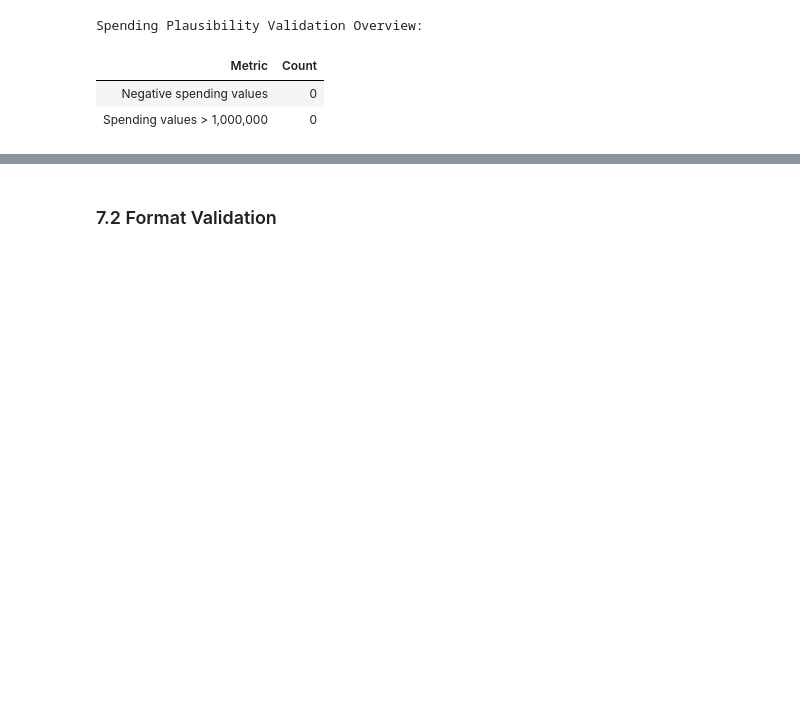
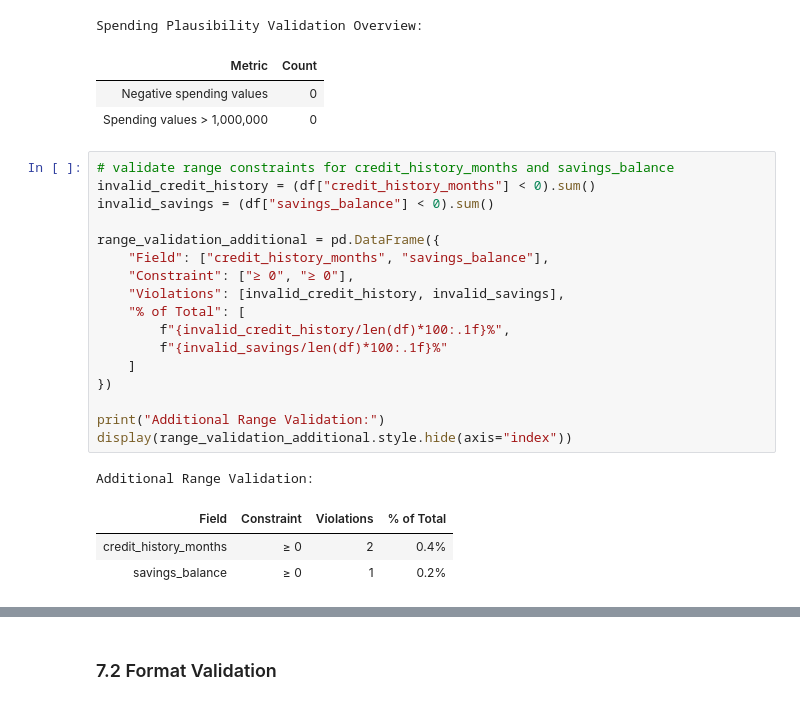
Before and after one commit to mchlkan/dego-2606-group3, a Jupyter notebook: notebooks/01-data-quality.ipynb, the cells around one changed output, grey strips where cells are left out. Saved outputs shown, nothing was run; the diff lists cells and outputs as text; blank space fills up the shorter version.

```diff
--- a/notebooks/01-data-quality.ipynb
+++ b/notebooks/01-data-quality.ipynb
@@ -843,3 +845,25 @@ Spending Plausibility Validation Overview:
 | Metric | Count |
 | Negative spending values | 0 |
 | Spending values > 1,000,000 | 0 |
+# %%
+# validate range constraints for credit_history_months and savings_balance
+invalid_credit_history = (df["credit_history_months"] < 0).sum()
+invalid_savings = (df["savings_balance"] < 0).sum()
+
+range_validation_additional = pd.DataFrame({
+    "Field": ["credit_history_months", "savings_balance"],
+    "Constraint": ["≥ 0", "≥ 0"],
+    "Violations": [invalid_credit_history, invalid_savings],
+    "% of Total": [
+        f"{invalid_credit_history/len(df)*100:.1f}%",
+        f"{invalid_savings/len(df)*100:.1f}%"
+    ]
+})
+
+print("Additional Range Validation:")
+display(range_validation_additional.style.hide(axis="index"))
+# %% [output]
+Additional Range Validation:
+| Field | Constraint | Violations | % of Total |
+| credit_history_months | ≥ 0 | 2 | 0.4% |
+| savings_balance | ≥ 0 | 1 | 0.2% |
```
Also changed, not shown: parts of 16 cells of this notebook.
